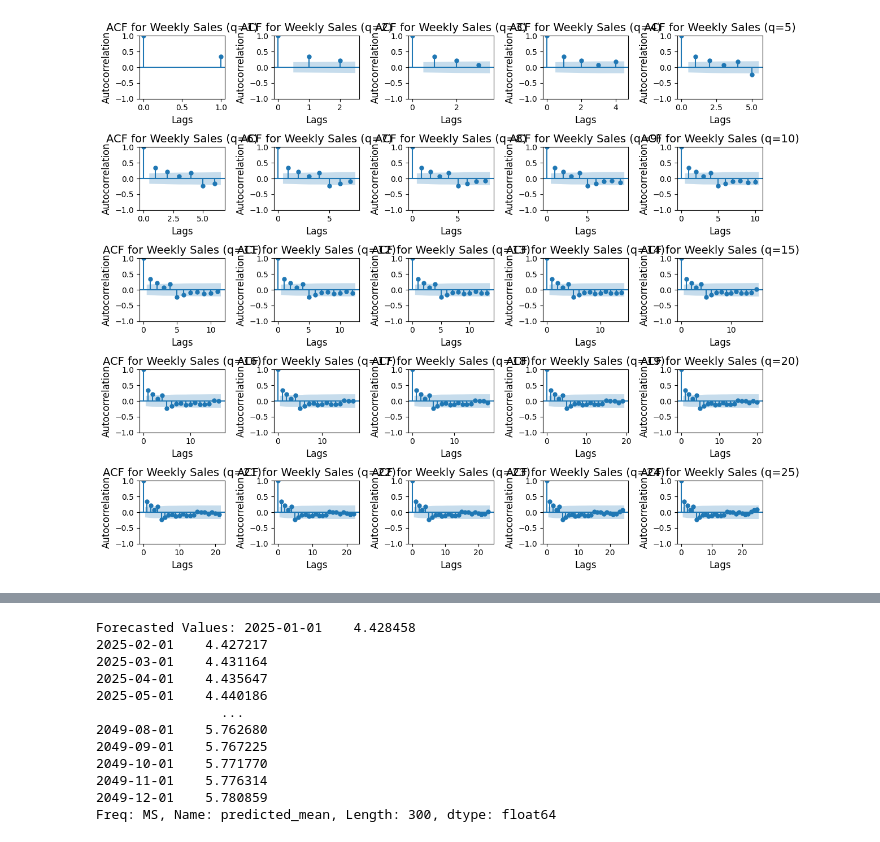
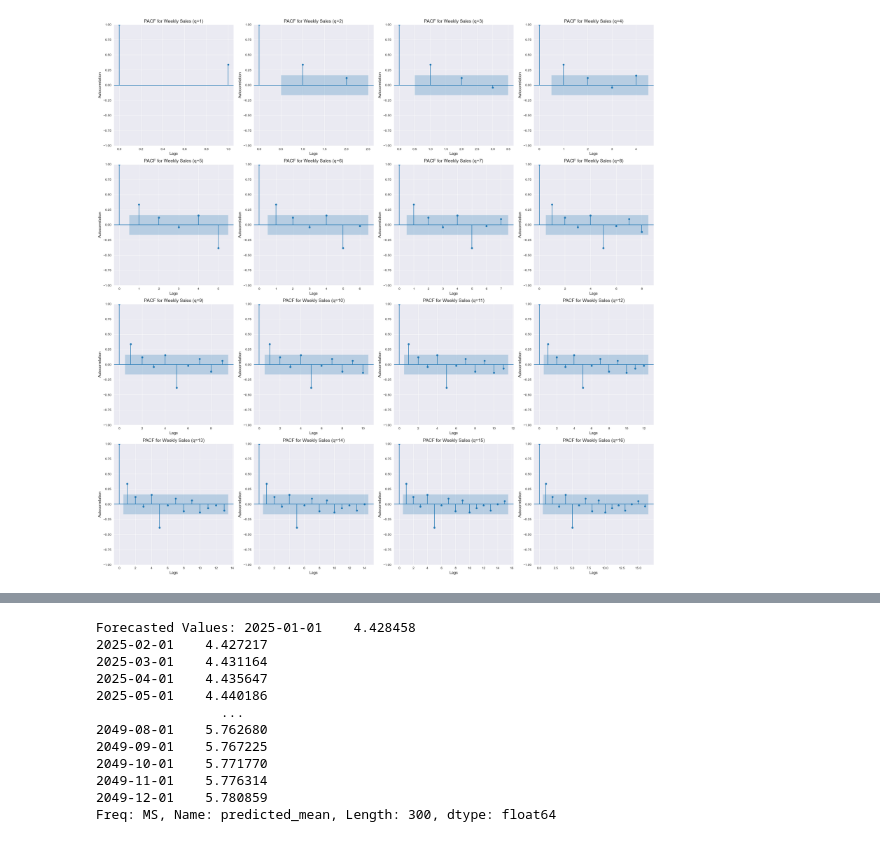
Before and after one commit to random-logic/Demand-Forecast, a Jupyter notebook: src/ARIMAX.ipynb, the cells around one changed output, grey strips where cells are left out. Cells and saved outputs as stored; diff of their text form; code cells hidden in the pictures.

Commit message:
fix graphs

```diff
--- a/src/ARIMAX.ipynb
+++ b/src/ARIMAX.ipynb
@@ -17,19 +17,16 @@ df = pd.read_csv('../dataset/Walmart.csv')
 # Convert to datetime
 df['Date'] = pd.to_datetime(df['Date'], format='%d-%m-%Y')
 
-# Convert to epoch time in seconds
-df['Date'] = df['Date'].astype(int) // 10**9
-
 df.head()
 
 # Group by Date and aggregate (e.g., sum for Weekly_Sales)
 df = df.groupby('Date').agg({
-    'Weekly_Sales': 'sum',
-    'Holiday_Flag': 'max',
-    'Temperature': 'mean',
-    'Fuel_Price': 'mean',
-    'CPI': 'mean',
-    'Unemployment': 'mean'
+  'Weekly_Sales': 'sum',
+  'Holiday_Flag': 'max',
+  'Temperature': 'mean',
+  'Fuel_Price': 'mean',
+  'CPI': 'mean',
+  'Unemployment': 'mean'
 }).reset_index()
 
 df.head()
@@ -90,2 +87,18 @@ P-value: 2.675979158986003e-07
 Critical Values: {'1%': np.float64(-3.47864788917503), '5%': np.float64(-2.882721765644168), '10%': np.float64(-2.578065326612056)}
 Reject H0: Data is stationary
+# %%
+# Plot ACF for 'Weekly_Sales' for different values of p (lags)
+fig, axes = plt.subplots(4, 4, figsize=(24, 24))  # Create subplots for multiple values of p
+axes = axes.flatten()
+
+# Different values of p (lags)
+p_values = range(1, 17)
+
+for i, p in enumerate(p_values):
+  plot_acf(df['Weekly_Sales'], lags=p, ax=axes[i])
+  axes[i].set_title(f'ACF for Weekly Sales (p={p})', fontsize=14)
+  axes[i].set_xlabel('Lags', fontsize=12)
+  axes[i].set_ylabel('Partial Autocorrelation', fontsize=12)
+
+plt.tight_layout()
+plt.show()
@@ -92,18 +107,18 @@ Reject H0: Data is stationary
 # %%
-# Plot ACF for 'Weekly_Sales' for different values of q (lags)
-fig, axes = plt.subplots(5, 5, figsize=(12, 10))  # Create subplots for multiple values of q
+# Plot PACF for 'Weekly_Sales' for different values of q (lags)
+fig, axes = plt.subplots(4, 4, figsize=(24, 24))  # Create subplots for multiple values of q
 axes = axes.flatten()
 
 # Different values of q (lags)
-q_values = range(1, 26)
+q_values = range(1, 17)
 
 for i, q in enumerate(q_values):
-    plot_acf(df['Weekly_Sales'], lags=q, ax=axes[i])
-    axes[i].set_title(f'ACF for Weekly Sales (q={q})', fontsize=14)
-    axes[i].set_xlabel('Lags', fontsize=12)
-    axes[i].set_ylabel('Autocorrelation', fontsize=12)
+  plot_pacf(df['Weekly_Sales'], lags=q, ax=axes[i])
+  axes[i].set_title(f'PACF for Weekly Sales (q={q})', fontsize=14)
+  axes[i].set_xlabel('Lags', fontsize=12)
+  axes[i].set_ylabel('Autocorrelation', fontsize=12)
 
 plt.tight_layout()
 plt.show()
 # %% [output]
-[figure, old version]
+[figure, new version]
```
Also changed, not shown: parts of 5 cells of this notebook, 2 other files.
